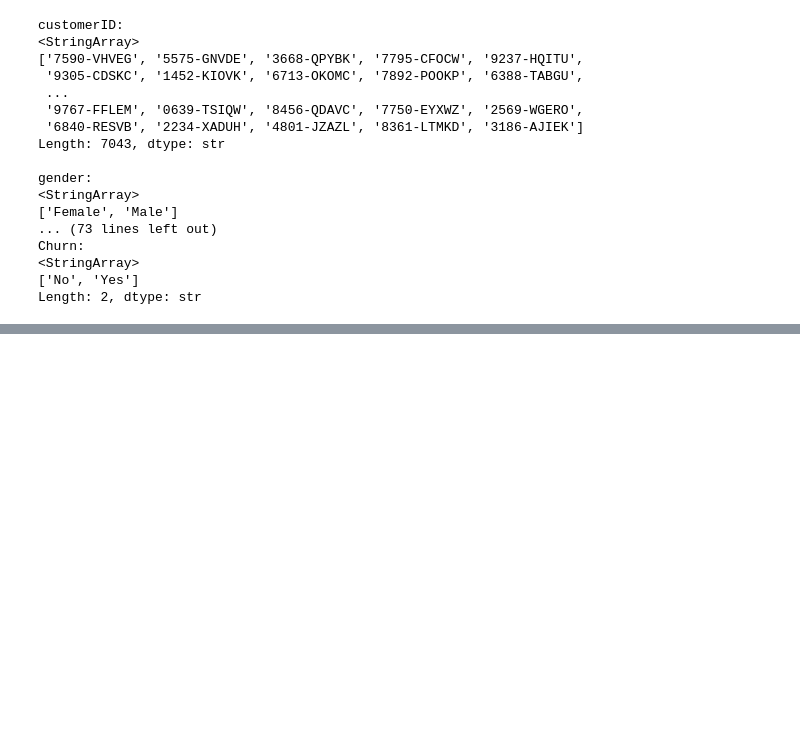
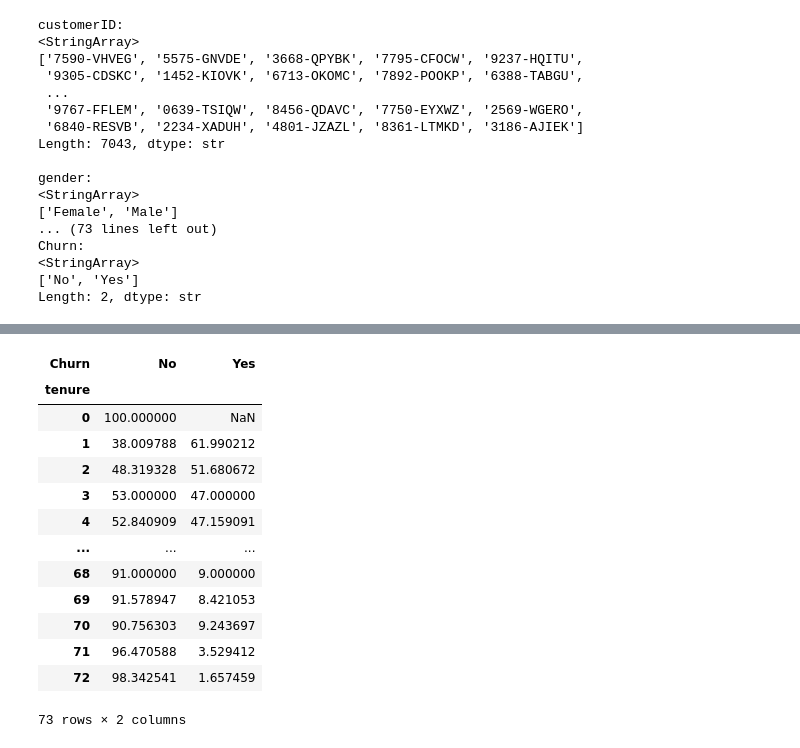
Before and after one commit to MuhammadTalalZahid33/customer-churn-ml, a Jupyter notebook: notebooks/01_data_exploration.ipynb, the cells around one changed output, grey strips where cells are left out. Drawn from its saved outputs; the diff is of its cells as text; code cells hidden in the pictures; blank space fills up the shorter version.

```diff
--- a/notebooks/01_data_exploration.ipynb
+++ b/notebooks/01_data_exploration.ipynb
@@ -186,0 +221,17 @@ Length: 2, dtype: str
+# %%
+df.groupby("tenure")["Churn"].value_counts(normalize=True).unstack() * 100
+# %% [output]
+| Churn | No | Yes |
+| tenure |  |  |
+| 0 | 100.000000 | NaN |
+| 1 | 38.009788 | 61.990212 |
+| 2 | 48.319328 | 51.680672 |
+| 3 | 53.000000 | 47.000000 |
+| 4 | 52.840909 | 47.159091 |
+| ... | ... | ... |
+| 68 | 91.000000 | 9.000000 |
+| 69 | 91.578947 | 8.421053 |
+| 70 | 90.756303 | 9.243697 |
+| 71 | 96.470588 | 3.529412 |
+| 72 | 98.342541 | 1.657459 |
+73 rows × 2 columns
```
Also changed, not shown: parts of 10 cells of this notebook.
